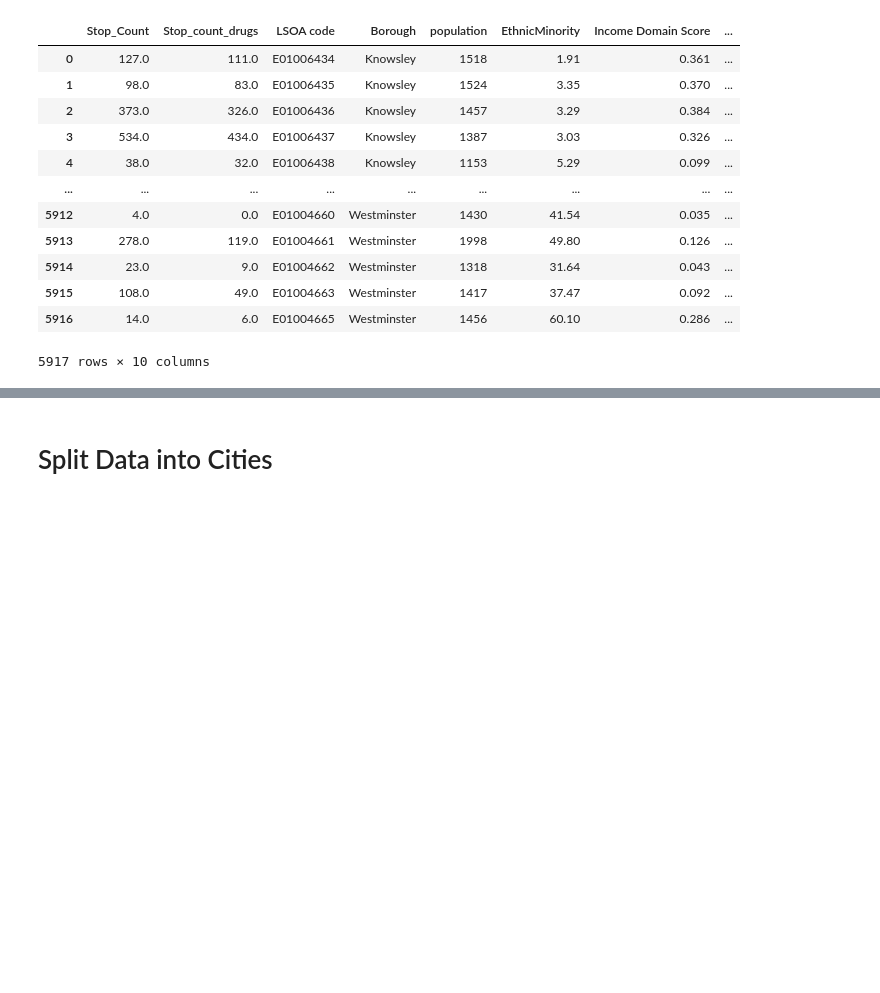
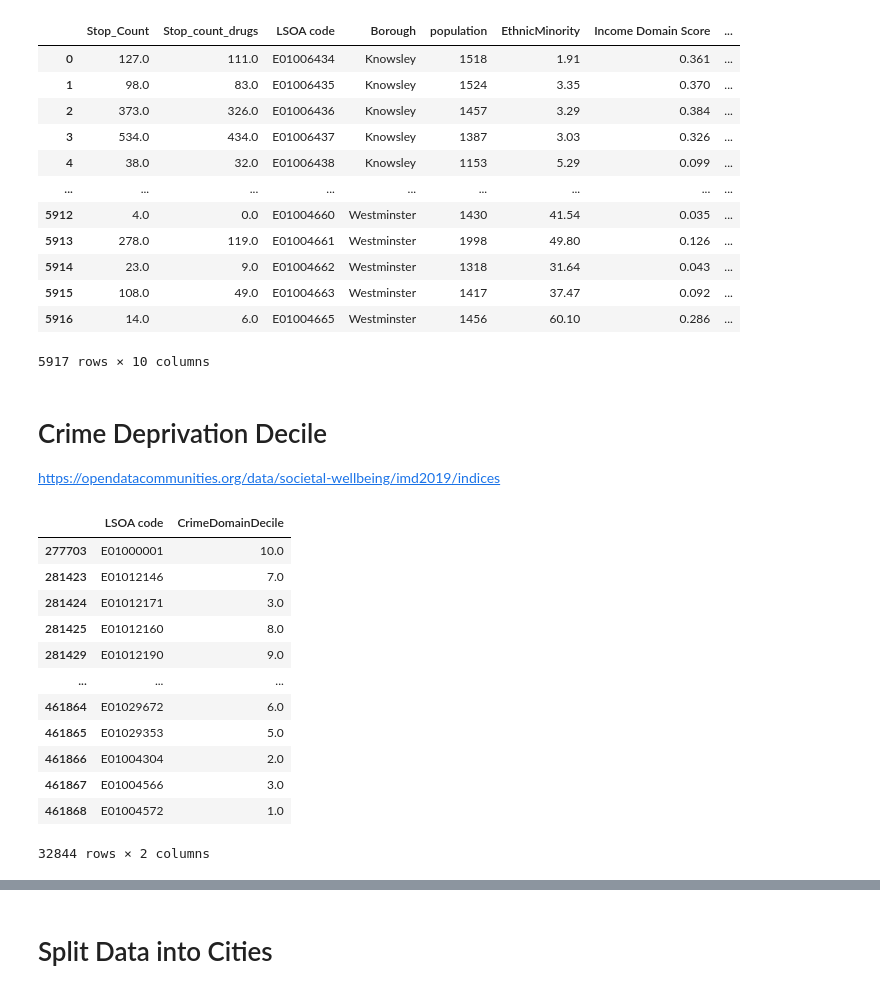
Before and after one commit to KofiBartonByfield/Dissertation, a Jupyter notebook: Code/Data Collection/create_csv.ipynb, the cells around one changed output, grey strips where cells are left out. Cells and saved outputs as stored; diff of their text form; code cells hidden in the pictures; blank space fills up the shorter version.

```diff
--- a/Code/Data Collection/create_csv.ipynb
+++ b/Code/Data Collection/create_csv.ipynb
@@ -384,3 +384,30 @@ dataset
 | 5915 | 108.0 | 49.0 | E01004663 | Westminster | 1417 | 37.47 | 0.092 | ... |
 | 5916 | 14.0 | 6.0 | E01004665 | Westminster | 1456 | 60.10 | 0.286 | ... |
 5917 rows × 10 columns
+# %% [markdown]
+# Crime Deprivation Decile
+https://opendatacommunities.org/data/societal-wellbeing/imd2019/indices
+# %%
+crime_csv = pd.read_csv('../../Data/LSOA_data/GOV/CrimeDeprivation.csv')
+
+crime_csv = crime_csv[(crime_csv['Indices of Deprivation'] == 'f. Crime Domain') & (crime_csv['Measurement'] == 'Decile ')]
+
+
+crime_csv = crime_csv[['FeatureCode', 'Value']]
+
+crime_csv.columns = ['LSOA code', 'CrimeDomainDecile']
+crime_csv
+# %% [output]
+|  | LSOA code | CrimeDomainDecile |
+| 277703 | E01000001 | 10.0 |
+| 281423 | E01012146 | 7.0 |
+| 281424 | E01012171 | 3.0 |
+| 281425 | E01012160 | 8.0 |
+| 281429 | E01012190 | 9.0 |
+| ... | ... | ... |
+| 461864 | E01029672 | 6.0 |
+| 461865 | E01029353 | 5.0 |
+| 461866 | E01004304 | 2.0 |
+| 461867 | E01004566 | 3.0 |
+| 461868 | E01004572 | 1.0 |
+32844 rows × 2 columns
```
Also changed, not shown: parts of 5 cells of this notebook, 3 other files.
